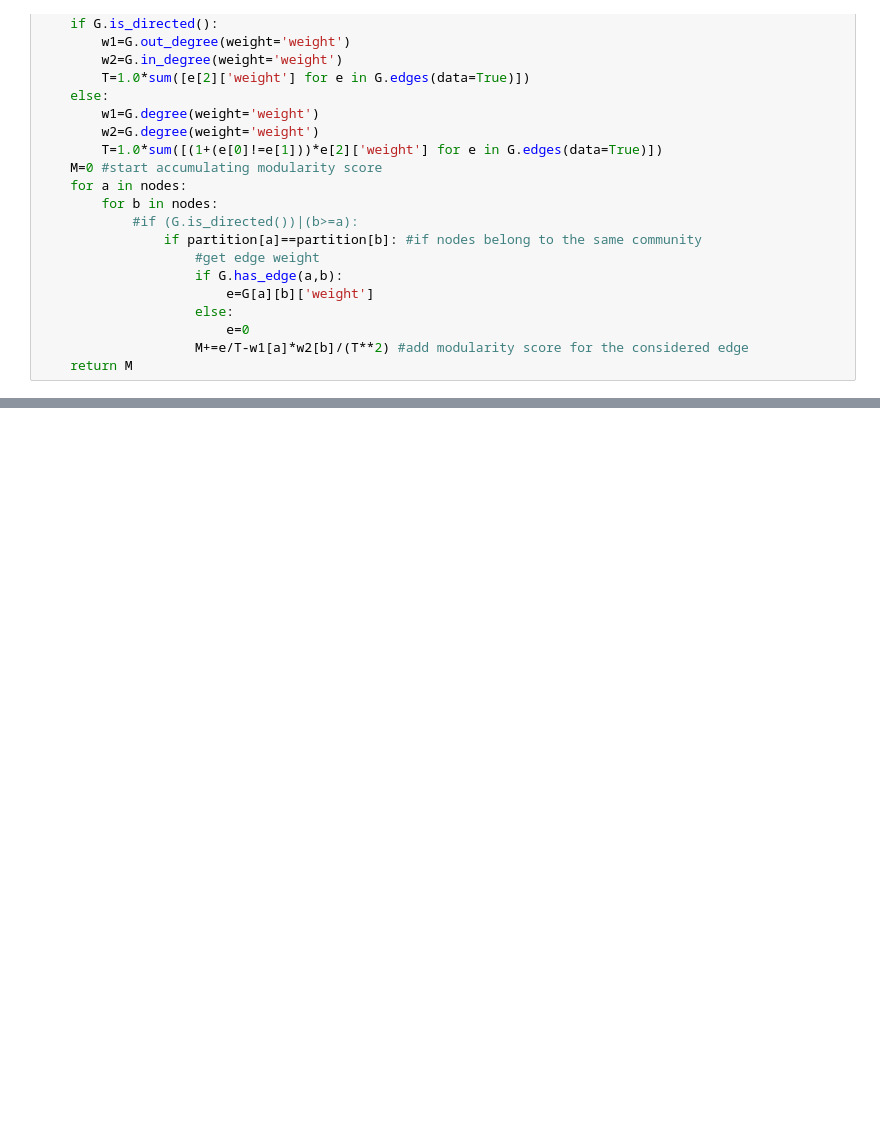
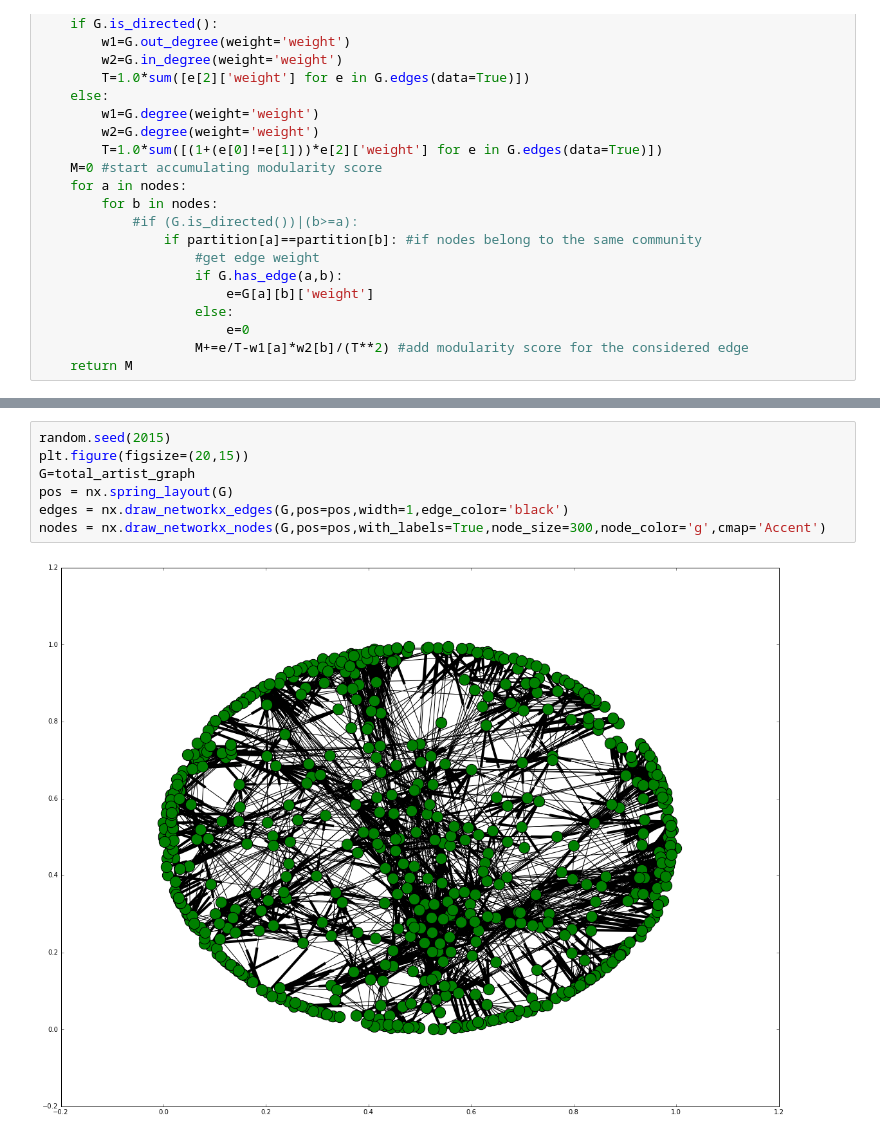
Before and after one commit to jckhang/MusicNetwork, a Jupyter notebook: Total_Artist_Partition.ipynb, the cells around one changed output, grey strips where cells are left out. Saved outputs shown, nothing was run; the diff lists cells and outputs as text; blank space fills up the shorter version.

```diff
--- a/Total_Artist_Partition.ipynb
+++ b/Total_Artist_Partition.ipynb
@@ -153,0 +165,9 @@ visualizePartition(total_artist_graph_noloop,PLtotal_artist_graph_noloop,None)
+# %%
+random.seed(2015)
+plt.figure(figsize=(20,15))
+G=total_artist_graph
+pos = nx.spring_layout(G)
+edges = nx.draw_networkx_edges(G,pos=pos,width=1,edge_color='black')
+nodes = nx.draw_networkx_nodes(G,pos=pos,with_labels=True,node_size=300,node_color='g',cmap='Accent')
+# %% [output]
+[figure, added]
```
Also changed, not shown: parts of 17 cells of this notebook, 21 other files.
